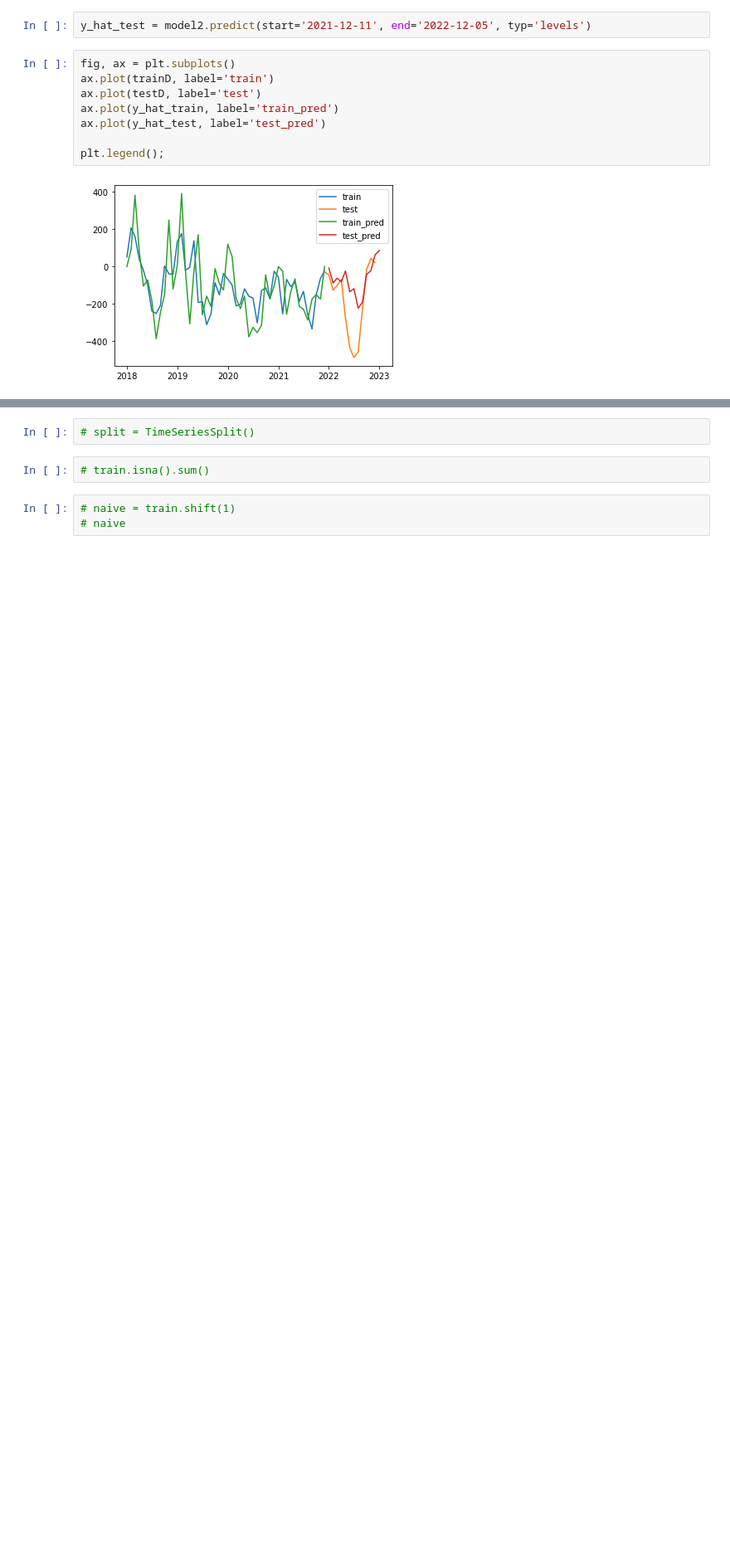
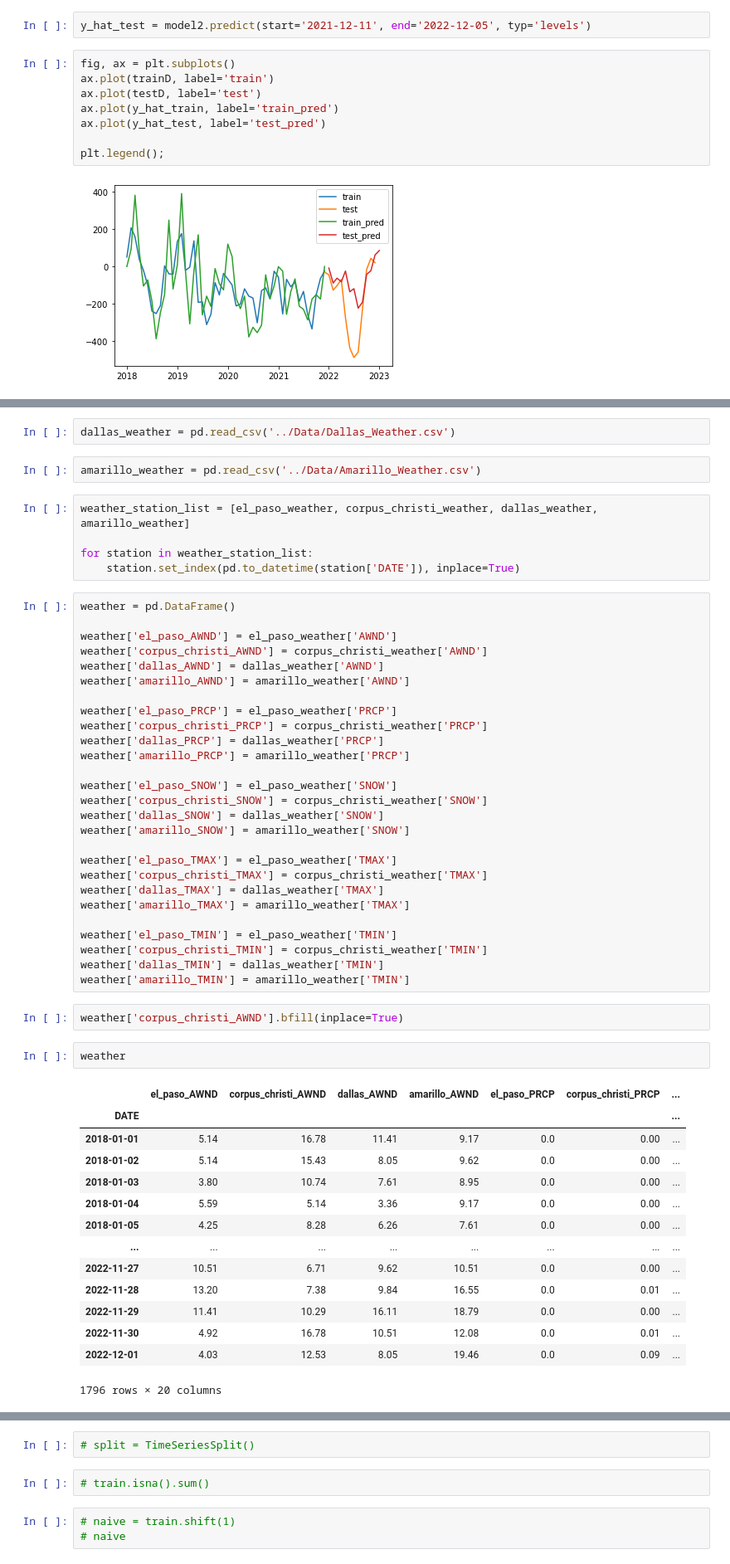
Before and after one commit to JuanMa894/Texas-Power-forecasting-timeseries, a Jupyter notebook: Notebooks/juan-notebook.ipynb, the cells around one changed output, grey strips where cells are left out. Shown: that part at 83% size. Cells and saved outputs as stored; diff of their text form; blank space fills up the shorter version.

```diff
--- a/Notebooks/juan-notebook.ipynb
+++ b/Notebooks/juan-notebook.ipynb
@@ -522,0 +503,55 @@ Corpus_Christi_Weather.csv texasPowerGrid.csv
+# %%
+dallas_weather = pd.read_csv('../Data/Dallas_Weather.csv')
+# %%
+amarillo_weather = pd.read_csv('../Data/Amarillo_Weather.csv')
+# %%
+weather_station_list = [el_paso_weather, corpus_christi_weather, dallas_weather, amarillo_weather]
+
+for station in weather_station_list:
+    station.set_index(pd.to_datetime(station['DATE']), inplace=True)
+# %%
+weather = pd.DataFrame()
+
+weather['el_paso_AWND'] = el_paso_weather['AWND']
+weather['corpus_christi_AWND'] = corpus_christi_weather['AWND']
+weather['dallas_AWND'] = dallas_weather['AWND']
+weather['amarillo_AWND'] = amarillo_weather['AWND']
+
+weather['el_paso_PRCP'] = el_paso_weather['PRCP']
+weather['corpus_christi_PRCP'] = corpus_christi_weather['PRCP']
+weather['dallas_PRCP'] = dallas_weather['PRCP']
+weather['amarillo_PRCP'] = amarillo_weather['PRCP']
+
+weather['el_paso_SNOW'] = el_paso_weather['SNOW']
+weather['corpus_christi_SNOW'] = corpus_christi_weather['SNOW']
+weather['dallas_SNOW'] = dallas_weather['SNOW']
+weather['amarillo_SNOW'] = amarillo_weather['SNOW']
+
+weather['el_paso_TMAX'] = el_paso_weather['TMAX']
+weather['corpus_christi_TMAX'] = corpus_christi_weather['TMAX']
+weather['dallas_TMAX'] = dallas_weather['TMAX']
+weather['amarillo_TMAX'] = amarillo_weather['TMAX']
+
+weather['el_paso_TMIN'] = el_paso_weather['TMIN']
+weather['corpus_christi_TMIN'] = corpus_christi_weather['TMIN']
+weather['dallas_TMIN'] = dallas_weather['TMIN']
+weather['amarillo_TMIN'] = amarillo_weather['TMIN']
+# %%
+weather['corpus_christi_AWND'].bfill(inplace=True)
+# %%
+weather
+# %% [output]
+|  | el_paso_AWND | corpus_christi_AWND | dallas_AWND | amarillo_AWND | el_paso_PRCP | corpus_christi_PRCP | ... |
+| DATE |  |  |  |  |  |  | ... |
+| 2018-01-01 | 5.14 | 16.78 | 11.41 | 9.17 | 0.0 | 0.00 | ... |
+| 2018-01-02 | 5.14 | 15.43 | 8.05 | 9.62 | 0.0 | 0.00 | ... |
+| 2018-01-03 | 3.80 | 10.74 | 7.61 | 8.95 | 0.0 | 0.00 | ... |
+| 2018-01-04 | 5.59 | 5.14 | 3.36 | 9.17 | 0.0 | 0.00 | ... |
+| 2018-01-05 | 4.25 | 8.28 | 6.26 | 7.61 | 0.0 | 0.00 | ... |
+| ... | ... | ... | ... | ... | ... | ... | ... |
+| 2022-11-27 | 10.51 | 6.71 | 9.62 | 10.51 | 0.0 | 0.00 | ... |
+| 2022-11-28 | 13.20 | 7.38 | 9.84 | 16.55 | 0.0 | 0.01 | ... |
+| 2022-11-29 | 11.41 | 10.29 | 16.11 | 18.79 | 0.0 | 0.00 | ... |
+| 2022-11-30 | 4.92 | 16.78 | 10.51 | 12.08 | 0.0 | 0.01 | ... |
+| 2022-12-01 | 4.03 | 12.53 | 8.05 | 19.46 | 0.0 | 0.09 | ... |
+1796 rows × 20 columns
```
Also changed, not shown: parts of 24 cells of this notebook.
